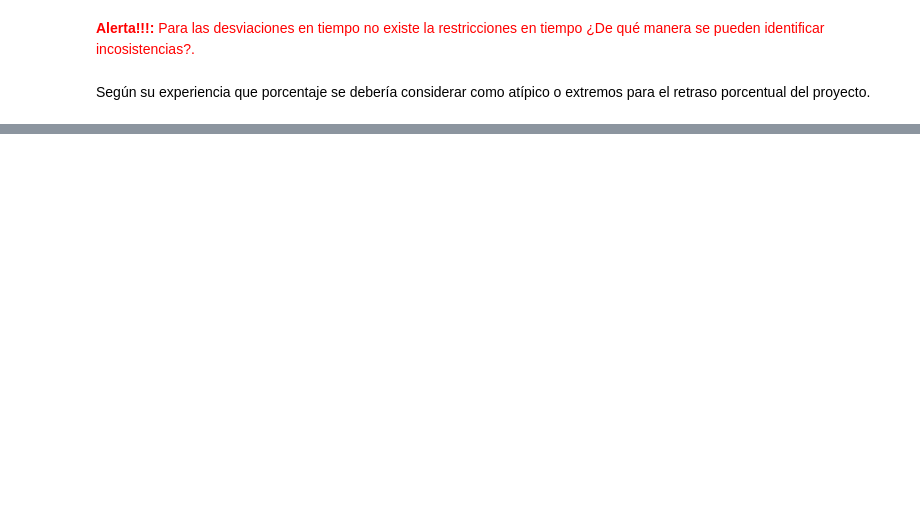
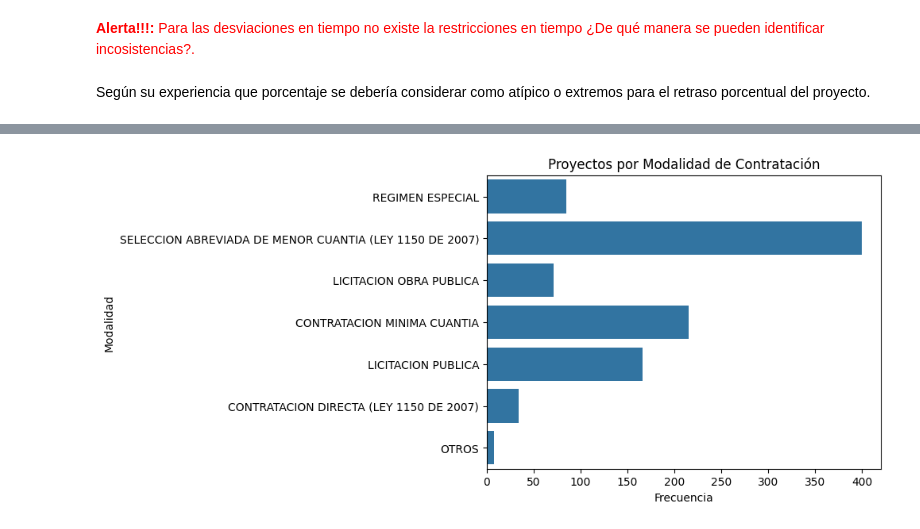
Before and after one commit to hfelizzola/Curso-Anal-tica-Datos-Corficolombiana, a Jupyter notebook: Exploracion_Preparacion_Datos_Curso_Corficolombiana.ipynb, the cells around one changed output, grey strips where cells are left out. Saved outputs shown, nothing was run; the diff lists cells and outputs as text; code cells hidden in the pictures; blank space fills up the shorter version.

```diff
--- a/Exploracion_Preparacion_Datos_Curso_Corficolombiana.ipynb
+++ b/Exploracion_Preparacion_Datos_Curso_Corficolombiana.ipynb
@@ -431,0 +410,12 @@ Según su experiencia que porcentaje se debería considerar como atípico o extr
+# %%
+# Calcular la frecuencia de cada modalidad
+modalidad_counts = datos['modalidad'].value_counts(normalize=True)
+
+# Identificar modalidades con menos de 1% contratos
+low_count_modalities = modalidad_counts[modalidad_counts < 0.01].index
+
+# Reemplazar las modalidades con menos de 1% contratos por 'OTROS'
+datos['modalidad_reducido'] = datos['modalidad'].replace(low_count_modalities, 'OTROS')
+
+# Mostrar la nueva tabla de frecuencia
+datos['modalidad_reducido'].value_counts()
@@ -431,0 +433,9 @@ Según su experiencia que porcentaje se debería considerar como atípico o extr
+# %%
+# Grafíco de barras de las modalidades de contratación
+sns.countplot(data = datos, y = 'modalidad_reducido')
+plt.title('Proyectos por Modalidad de Contratación')
+plt.xlabel('Frecuencia')
+plt.ylabel('Modalidad')
+plt.show()
+# %% [output]
+[figure, added]
```
Also changed, not shown: parts of 69 cells of this notebook.
